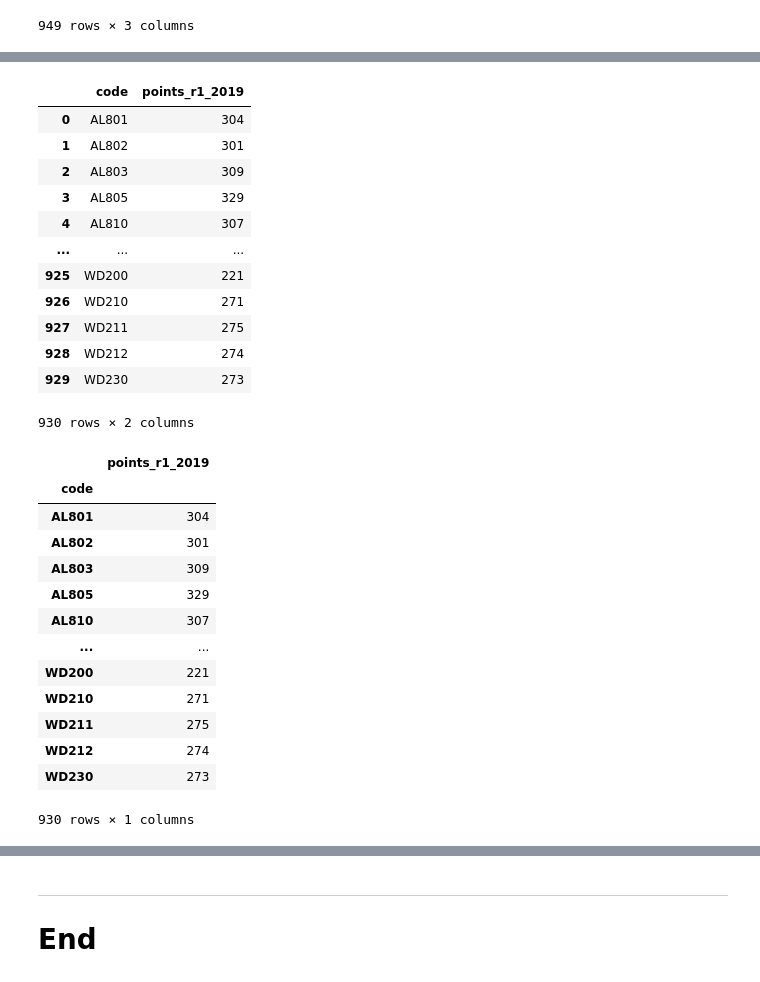
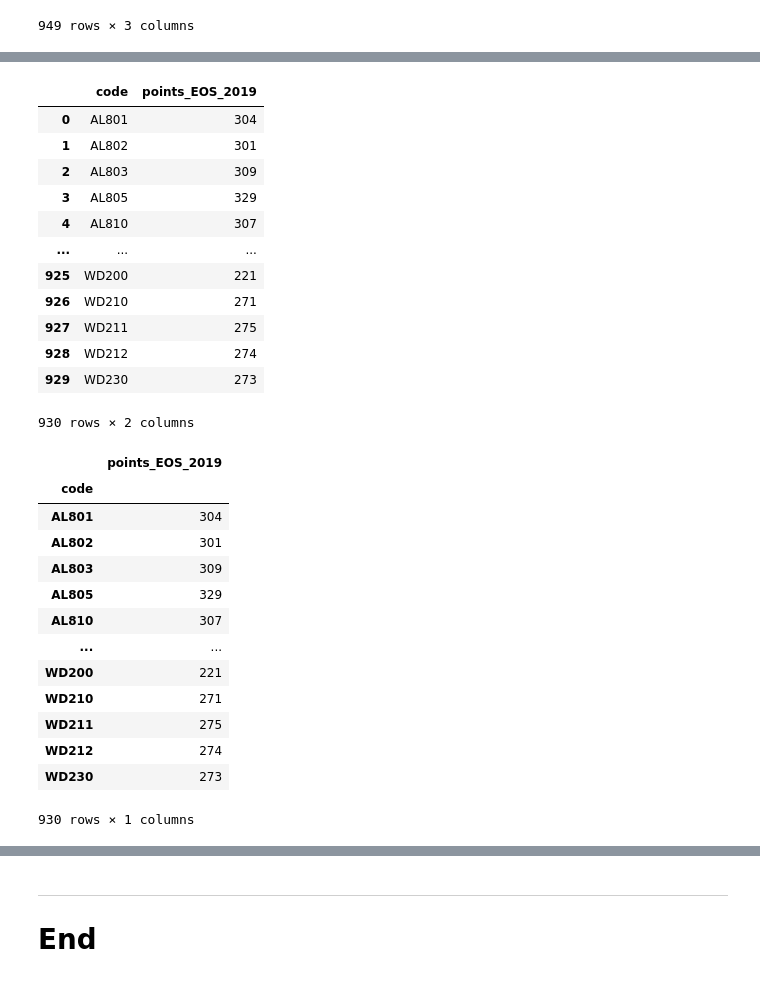
Before and after one commit to ShanePAustin/fundamentals-of-data-analysis, a Jupyter notebook: cao.ipynb, the cells around one changed output, grey strips where cells are left out. Drawn from its saved outputs; the diff is of its cells as text; code cells hidden in the pictures.

```diff
--- a/cao.ipynb
+++ b/cao.ipynb
@@ -421,9 +425,9 @@ allcourses
 # %%
 df2019_r1 = df2019[['Course Code', 'EOS']]
-df2019_r1.columns = ['code', 'points_r1_2019']
+df2019_r1.columns = ['code', 'points_EOS_2019']
 df2019_r1
 # %% [output]
-|  | code | points_r1_2019 |
+|  | code | points_EOS_2019 |
 | 0 | AL801 | 304 |
 | 1 | AL802 | 301 |
 | 2 | AL803 | 309 |
@@ -441,7 +445,7 @@ df2019_r1
 df2019_r1.set_index('code', inplace=True)
 df2019_r1
 # %% [output]
-|  | points_r1_2019 |
+|  | points_EOS_2019 |
 | code |  |
 | AL801 | 304 |
 | AL802 | 301 |
```
Also changed, not shown: parts of 16 cells of this notebook, 8 other files.
